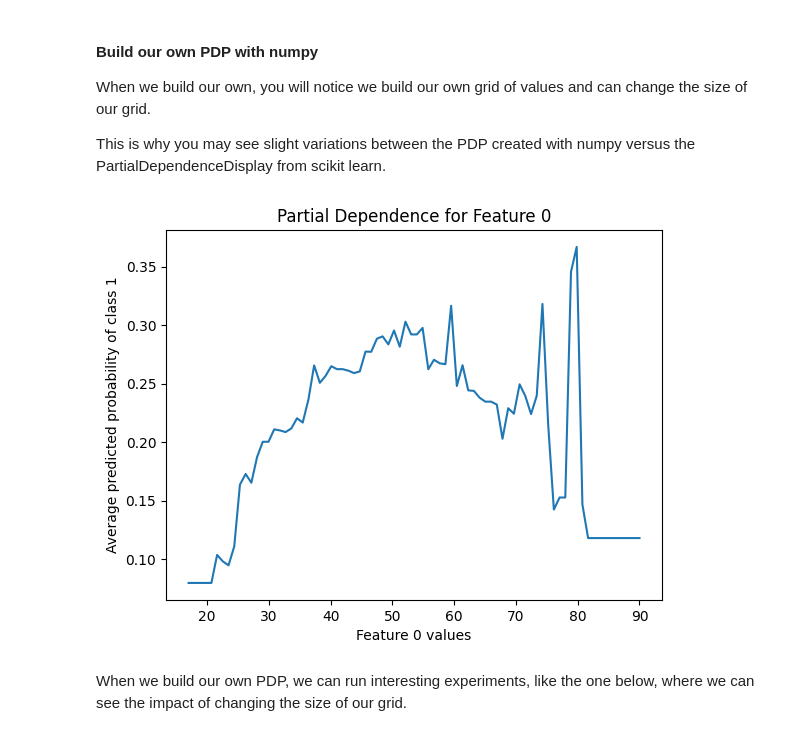
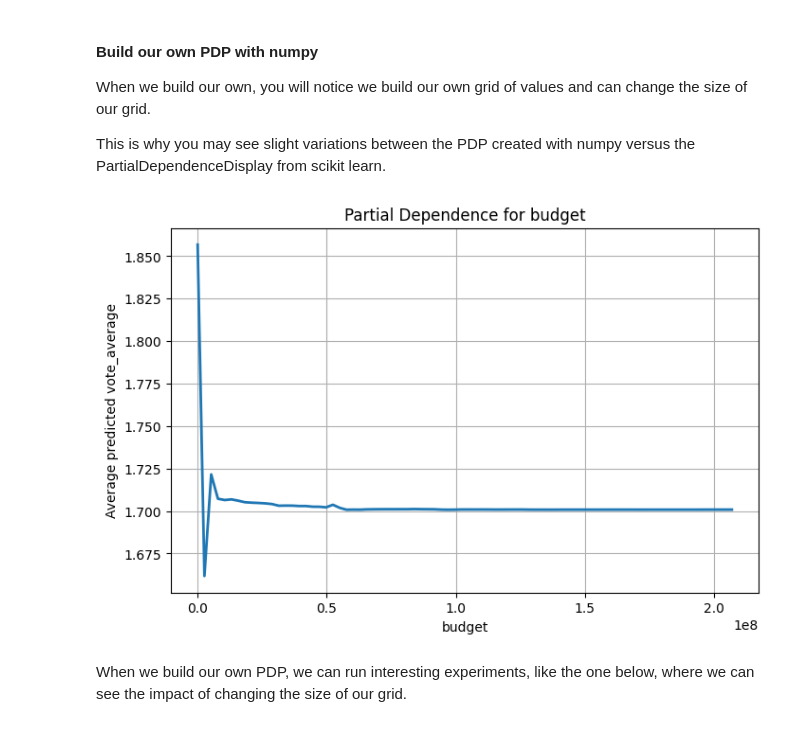
Before and after one commit to TiffanyDegbotse/XAI_assignment4, a Jupyter notebook: global_explanations.ipynb, the cells around one changed output. Drawn from its saved outputs; the diff is of its cells as text; code cells hidden in the pictures.

```diff
--- a/global_explanations.ipynb
+++ b/global_explanations.ipynb
@@ -62,0 +83,3 @@ Resolving deltas: 100% (1/1), done.
+# %%
+# Drop rows with missing values in important cols
+data = data.dropna(subset=["budget", "popularity", "runtime", "vote_average", "vote_count"])
@@ -62,0 +89,2 @@ Resolving deltas: 100% (1/1), done.
+# %%
+data_sampled = data.sample(50000, random_state=42)
@@ -63,7 +110,9 @@ Resolving deltas: 100% (1/1), done.
+# %%
+X = data_sampled[["budget", "popularity", "runtime", "vote_count"]]
+y = data_sampled["vote_average"]
 # %%
-# Load Data from shap library
-X,y = shap.datasets.adult()
-
-# Train XGBoost model
+from sklearn.ensemble import RandomForestRegressor
+# Train RandomForestRegressor model
 X_train, X_test, y_train, y_test = train_test_split(X, y, test_size=0.5, random_state=42)
-model = xgboost.XGBClassifier().fit(X_train, y_train)
+model = RandomForestRegressor(n_estimators=100, random_state=42)
+model.fit(X_train, y_train)
@@ -99,37 +150,47 @@ When we build our own, you will notice we build our own grid of values and can c
 
 This is why you may see slight variations between the PDP created with numpy versus the PartialDependenceDisplay from scikit learn.
 # %%
+import numpy as np
+import matplotlib.pyplot as plt
+
 # Choose the feature for which you want to plot partial dependence
-feature_index = 0  # For example, the first feature
+feature_index = 0  # 0 = budget, 1 = popularity, 2 = runtime, 3 = vote_count
+feature_name = X.columns[feature_index]
 
-# Create feature grid - here is where you can update the size of the grid by updating num
-feature_values = np.linspace(np.min(X.iloc[:, feature_index]), np.max(X.iloc[:, feature_index]), num=80)
+# Create a grid of values for the chosen feature
+feature_values = np.linspace(
+    np.min(X.iloc[:, feature_index]),
+    np.max(X.iloc[:, feature_index]),
+    num=80
+)
 
 # Initialize array to store average predictions
 average_predictions = np.zeros_like(feature_values)
 
 # Duplicate the dataset to modify feature values
 X_modified = X.copy()
 
 # Loop over feature values
 for i, value in enumerate(feature_values):
-    # Set the chosen feature to the current value for all instances
+    # Replace chosen feature with the current grid value
     X_modified.iloc[:, feature_index] = value
 
     # Predict using the modified dataset
-    predictions = model.predict_proba(X_modified)[:, 1]
+    predictions = model.predict(X_modified)
 
-    # Calculate average prediction for the current feature value
+    # Store the average prediction
     average_predictions[i] = np.mean(predictions)
 
 # Plot the partial dependence for the chosen feature
-plt.plot(feature_values, average_predictions)
-plt.xlabel(f'Feature {feature_index} values')
-plt.ylabel('Average predicted probability of class 1')
-plt.title(f'Partial Dependence for Feature {feature_index}')
+plt.figure(figsize=(8,5))
+plt.plot(feature_values, average_predictions, linewidth=2)
+plt.xlabel(feature_name)
+plt.ylabel("Average predicted vote_average")
+plt.title(f"Partial Dependence for {feature_name}")
+plt.grid(True)
 plt.show()
 # %% [output]
-[figure, old version]
+[figure, new version]
 # %% [markdown]
 When we build our own PDP, we can run interesting experiments, like the one below, where we can see the impact of changing the size of our grid.
 # %% [markdown]
```
Also changed, not shown: parts of 23 cells of this notebook.
